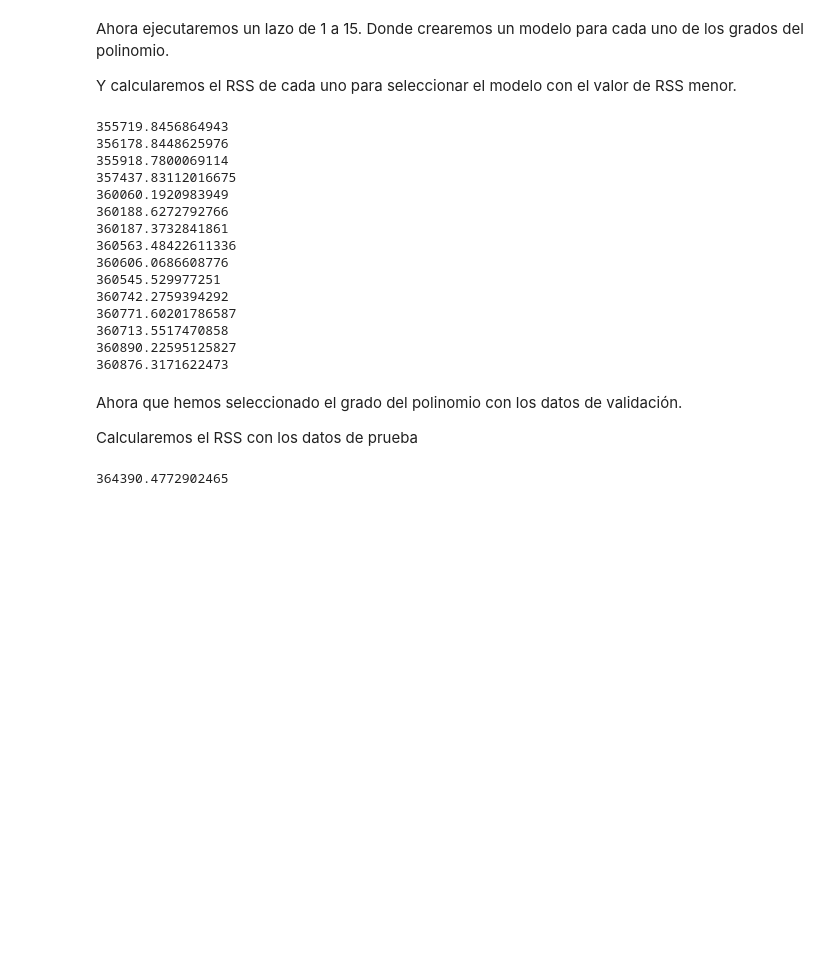
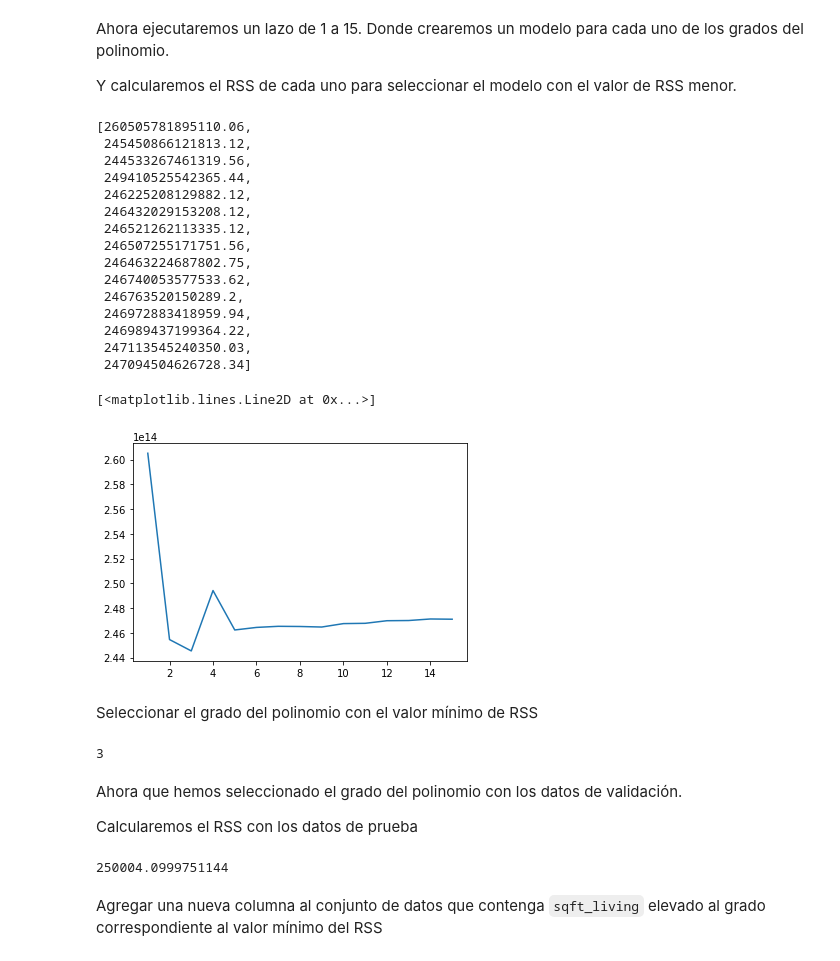
Before and after one commit to wladrod/AprendizajeAutomatico2018, a Jupyter notebook: Notebooks/08-RegresionLineal3.ipynb, the cells around one changed output. Cells and saved outputs as stored; diff of their text form; code cells hidden in the pictures; blank space fills up the shorter version.

```diff
--- a/Notebooks/08-RegresionLineal3.ipynb
+++ b/Notebooks/08-RegresionLineal3.ipynb
@@ -236,5 +271,5 @@ Esta técnica es la de dividir el conjunto de datos en tres conjuntos: uno de en
 # %%
-X = ventas.sort_values(['sqft_living', 'price'])
+X = ventas[['sqft_living', 'price']]
 y = ventas.price
 X_entrenamiento_validacion, X_prueba, y_entrenamiento_validacion, y_prueba = train_test_split(
     X, y, random_state=0)
@@ -263,40 +298,57 @@ Ahora ejecutaremos un lazo de 1 a 15. Donde crearemos un modelo para cada uno de
 
 Y calcularemos el RSS de cada uno para seleccionar el modelo con el valor de RSS menor.
 # %%
-for grado in range(1, 15+1):
+rss = []
+potencias = list(range(1, 15+1))
+
+for grado in potencias:
     poli_data_X = polinomial_dataframe(X_entrenamiento.sqft_living, grado)
     poli_validacion_X = polinomial_dataframe(X_validacion.sqft_living, grado)
     modelo = LinearRegression()
     modelo.fit(poli_data_X, y_entrenamiento)
-    rss = obtener_RSS(modelo, poli_validacion_X, y_validacion)
-    print (sqrt(rss/len(poli_validacion_X)))
+    rss.append(obtener_RSS(modelo, poli_validacion_X, y_validacion))
+rss
 # %% [output]
-355719.8456864943
-356178.8448625976
-355918.7800069114
-357437.83112016675
-360060.1920983949
-360188.6272792766
-360187.3732841861
-360563.48422611336
-360606.0686608776
-360545.529977251
-360742.2759394292
-360771.60201786587
-360713.5517470858
-360890.22595125827
-360876.3171622473
+[260505781895110.06,
+ 245450866121813.12,
+ 244533267461319.56,
+ 249410525542365.44,
+ 246225208129882.12,
+ 246432029153208.12,
+ 246521262113335.12,
+ 246507255171751.56,
+ 246463224687802.75,
+ 246740053577533.62,
+ 246763520150289.2,
+ 246972883418959.94,
+ 246989437199364.22,
+ 247113545240350.03,
+ 247094504626728.34]
+# %%
+plt.plot(potencias, rss)
+# %% [output]
+[<matplotlib.lines.Line2D at 0x...>]
+[figure, added]
+# %% [markdown]
+Seleccionar el grado del polinomio con el valor mínimo de RSS
+# %%
+grado = np.argmin(rss) + 1
+grado
+# %% [output]
+3
 # %% [markdown]
 Ahora que hemos seleccionado el grado del polinomio con los datos de validación.
 
 Calcularemos el RSS con los datos de prueba
 # %%
-poli_data_X = polinomial_dataframe(X_entrenamiento.sqft_living, 3)
-poli_prueba_X = polinomial_dataframe(X_prueba.sqft_living, 3)
+poli_data_X = polinomial_dataframe(X_entrenamiento.sqft_living, grado)
+poli_prueba_X = polinomial_dataframe(X_prueba.sqft_living, grado)
 modelo = LinearRegression()
 modelo.fit(poli_data_X, y_entrenamiento)
 rss = obtener_RSS(modelo, poli_prueba_X, y_prueba)
 print (sqrt(rss/len(poli_prueba_X)))
 # %% [output]
-364390.4772902465
+250004.0999751144
+# %% [markdown]
+Agregar una nueva columna al conjunto de datos que contenga `sqft_living` elevado al grado correspondiente al valor mínimo del RSS
 # %%
```
Also changed, not shown: parts of 18 cells of this notebook.
